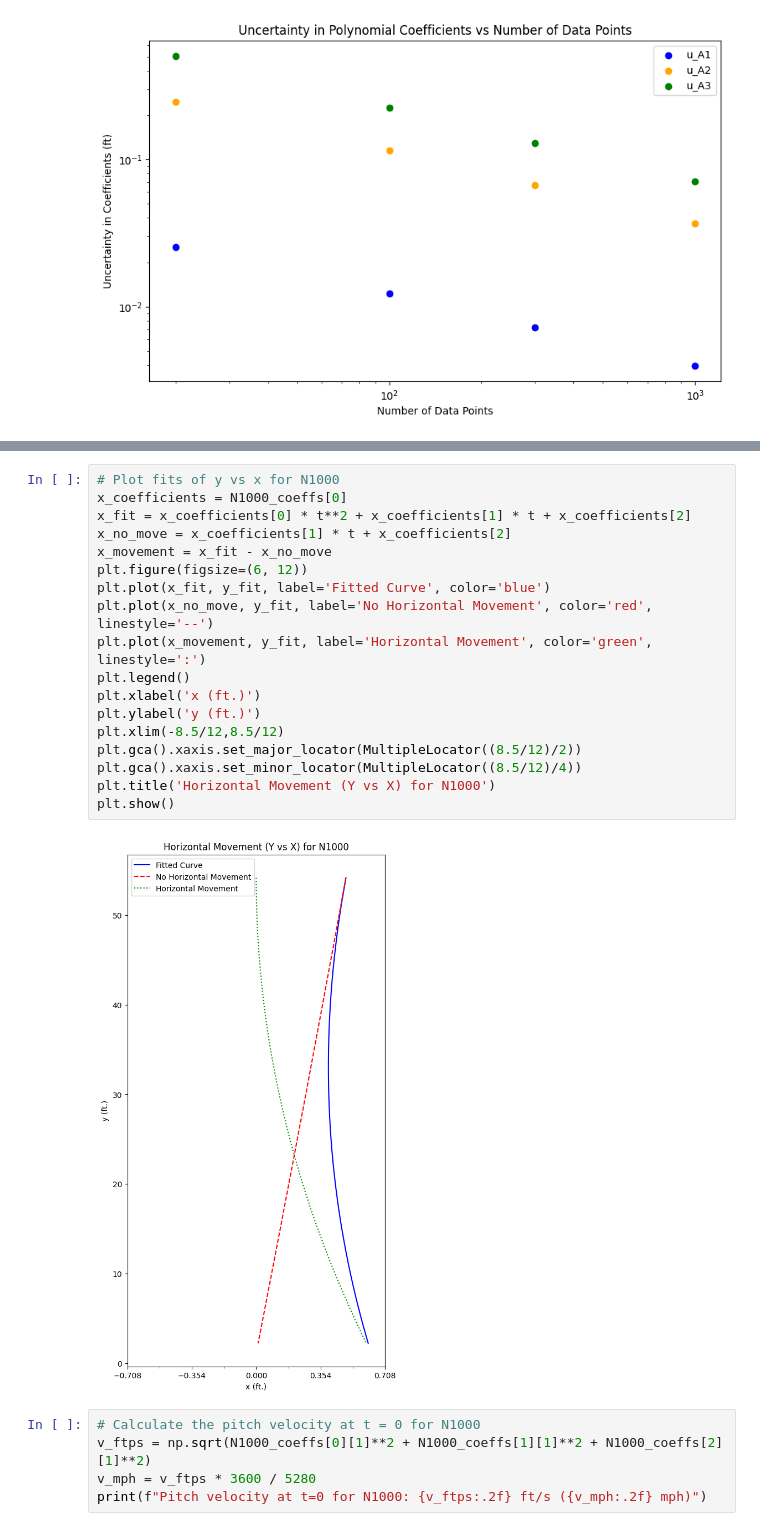
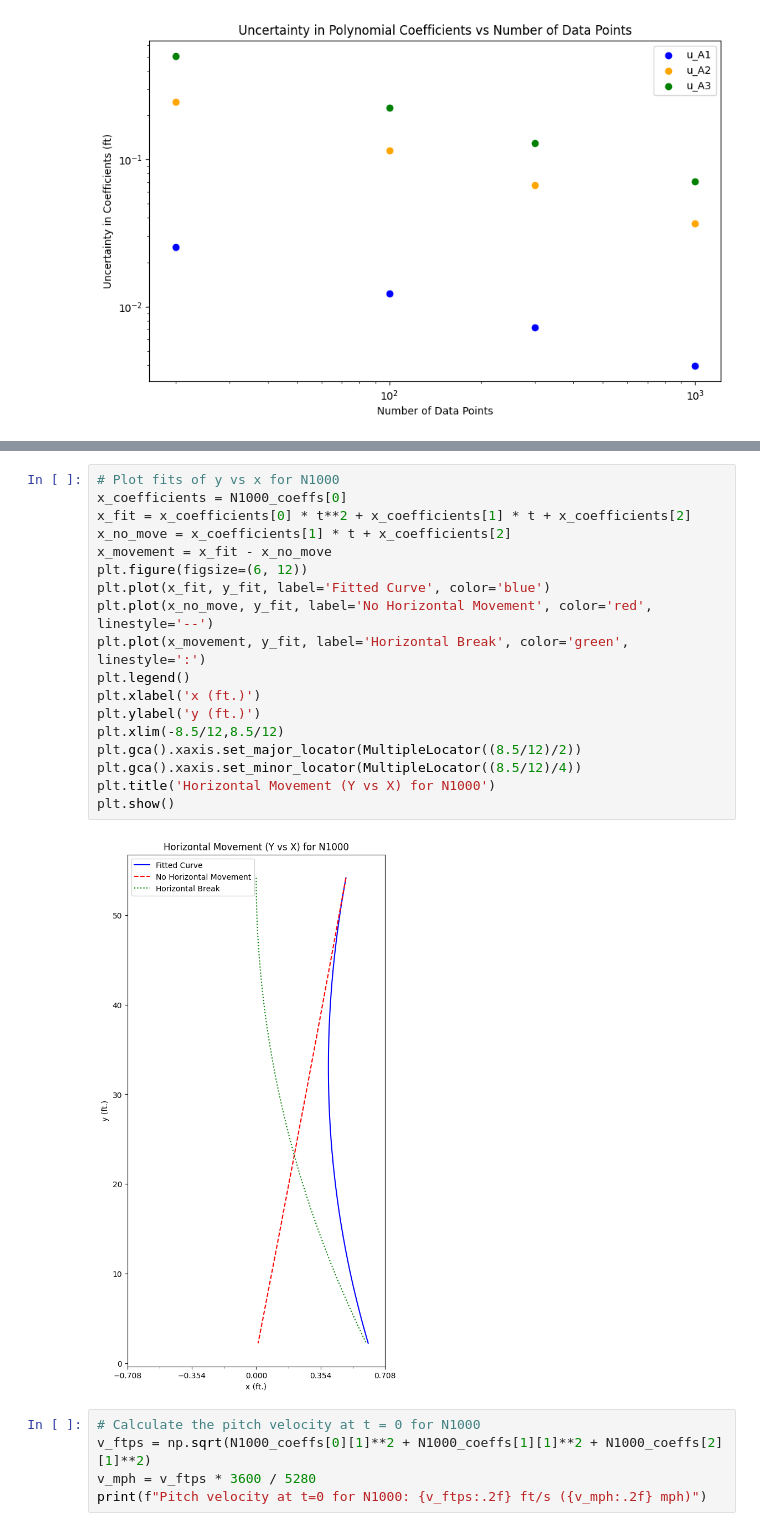
Before and after one commit to Jagardiner97/Engineering_Experiments_Class, a Jupyter notebook: HW8 - PolynomialFits/PolyFits.ipynb, the cells around one changed output, grey strips where cells are left out. Saved outputs shown, nothing was run; the diff lists cells and outputs as text.

```diff
--- a/HW8 - PolynomialFits/PolyFits.ipynb
+++ b/HW8 - PolynomialFits/PolyFits.ipynb
@@ -287,23 +287,23 @@ plt.show()
 # %%
 # Plot fits of y vs x for N1000
 x_coefficients = N1000_coeffs[0]
 x_fit = x_coefficients[0] * t**2 + x_coefficients[1] * t + x_coefficients[2]
 x_no_move = x_coefficients[1] * t + x_coefficients[2]
 x_movement = x_fit - x_no_move
 plt.figure(figsize=(6, 12))
 plt.plot(x_fit, y_fit, label='Fitted Curve', color='blue')
 plt.plot(x_no_move, y_fit, label='No Horizontal Movement', color='red', linestyle='--')
-plt.plot(x_movement, y_fit, label='Horizontal Movement', color='green', linestyle=':')
+plt.plot(x_movement, y_fit, label='Horizontal Break', color='green', linestyle=':')
 plt.legend()
 plt.xlabel('x (ft.)')
 plt.ylabel('y (ft.)')
 plt.xlim(-8.5/12,8.5/12)
 plt.gca().xaxis.set_major_locator(MultipleLocator((8.5/12)/2))
 plt.gca().xaxis.set_minor_locator(MultipleLocator((8.5/12)/4))
 plt.title('Horizontal Movement (Y vs X) for N1000')
 plt.show()
 # %% [output]
-[figure, old version]
+[figure, new version]
 # %%
 # Calculate the pitch velocity at t = 0 for N1000
 v_ftps = np.sqrt(N1000_coeffs[0][1]**2 + N1000_coeffs[1][1]**2 + N1000_coeffs[2][1]**2)
```
Also changed, not shown: parts of 1 cell of this notebook, 9 other files.
